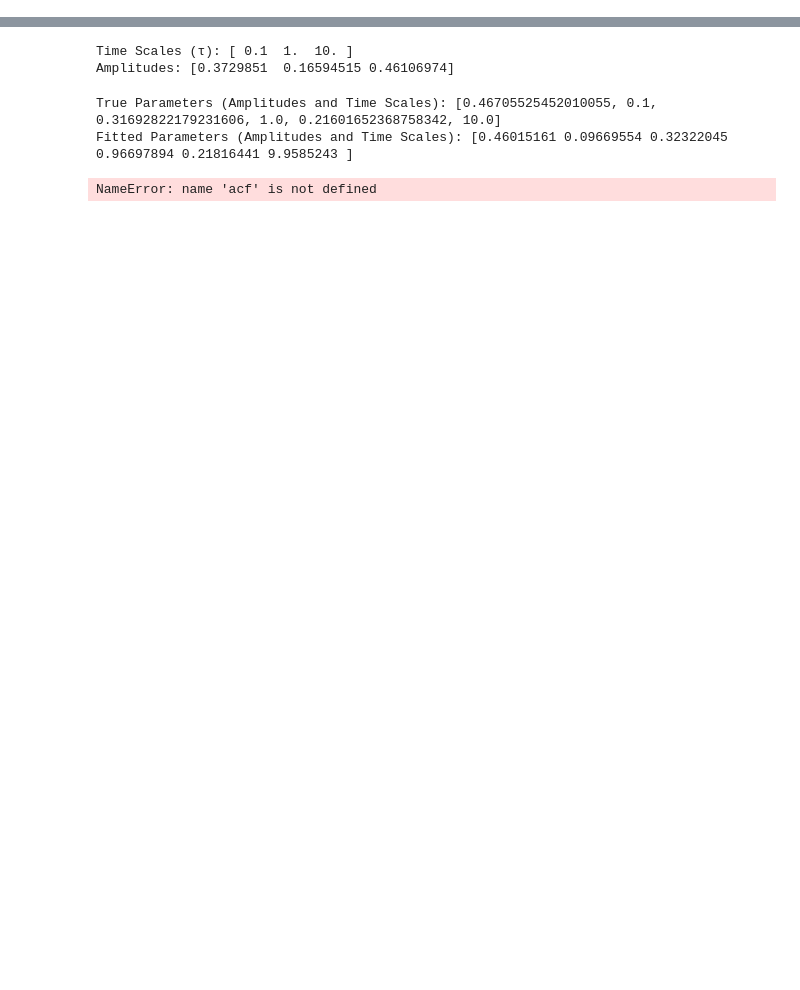
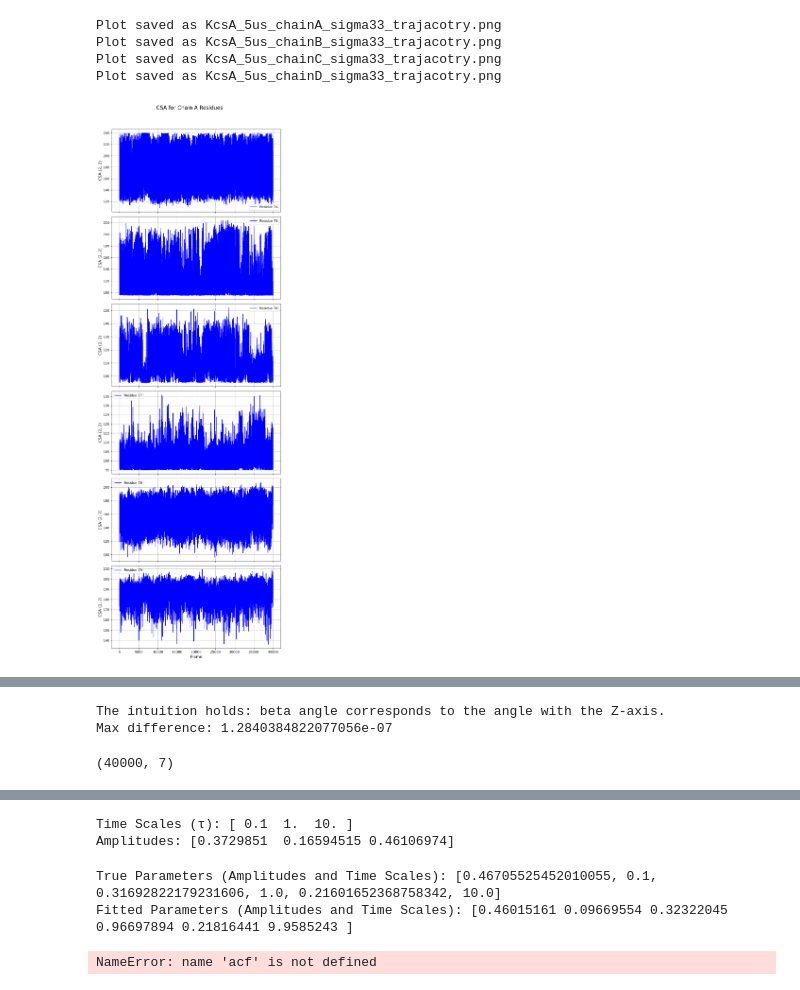
Before and after one commit to Xyunyao/KChannel_torsion_angle, a Jupyter notebook: NMR_t1_estimation.ipynb, the cells around one changed output, grey strips where cells are left out. Cells and saved outputs as stored; diff of their text form; code cells hidden in the pictures; blank space fills up the shorter version.

```diff
--- a/NMR_t1_estimation.ipynb
+++ b/NMR_t1_estimation.ipynb
@@ -102,17 +197,29 @@ sigma11= 240   #
 sigma22= 190   # y
 sigma33= 95
 
-csa_principle=[[240,0, 0],[0,190,0],[0,0,95]]
+csa_principle=np.array([[240,0, 0],[0,190,0],[0,0,95]])
 #print(sigma_33_array.shape)
-print(sigma_33_array[0])
-print(sigma_22_array[0])
-print(sigma_11_array[0])
+print(sigma_33_dict['A'][0][1])  # chain, frame, residue_num, 3
+print(sigma_22_dict['A'][0][1])
+print(sigma_11_dict['A'][0][1])
 
-r_t = np.stack((sigma_33_array,sigma_22_array,sigma_11_array),axis=-1)
-r_t = np.transpose(r_t, axes=(0, 2, 1))
-print(r_t[0,:])  # to verify the rotation matrix is right
+# Initialize csa_t as an empty dictionary
+csa_t = {}
+ori_t ={}
+ori_t_T= {} # transpose
 
-# now calculat sigma(t)
+# Combine sigma arrays for each chain
+for chain in ['A', 'B', 'C', 'D']:
+    # Stack the sigma arrays along the last axis
+    ori_t[chain] = np.stack(
+        (sigma_33_dict[chain], sigma_22_dict[chain], sigma_11_dict[chain]),
+        axis=-1
+    )  # frame, resi_num, 3, 3
+    ori_t_T[chain]=np.transpose(ori_t[chain], axes=(0, 1, 3, 2))
+    #print(f"Shape of ori_t[{chain}]: {ori_t[chain].shape}")
+    #print(f"Shape of csa_principle: {csa_principle.shape}")
+    #print(f"Shape of ori_t_T[{chain}]: {ori_t_T[chain].shape}")
 
-sigma_t = np.einsum('nij,jk,nkl->nil', r_t, csa_principle, r_t.transpose(0, 2, 1))
+    # now calculat sigma(t)
+    csa_t[chain]= np.einsum('mnij,jk,mnkl->mnil', ori_t[chain], csa_principle, ori_t_T[chain])
 # %% [output]
@@ -165,0 +338,9 @@ plt.show()
+# %%
+for chain in ['A', 'B', 'C', 'D']:
+    visualize_csa_t_subplots(csa_t, chain=f'{chain}', residues=residues_to_plot, title=f"CSA for Chain {chain} Residues",save_as=f'KcsA_5us_chain{chain}_sigma33_trajacotry.png')
+# %% [output]
+Plot saved as KcsA_5us_chainA_sigma33_trajacotry.png
+Plot saved as KcsA_5us_chainB_sigma33_trajacotry.png
+Plot saved as KcsA_5us_chainC_sigma33_trajacotry.png
+Plot saved as KcsA_5us_chainD_sigma33_trajacotry.png
+[figure, added]
@@ -165,0 +378,31 @@ plt.show()
+# %%
+import numpy as np
+
+# Example usage
+# ori_t is assumed to be a dictionary with chains as keys and 4D numpy arrays as values
+# Here, ori_t['A'] is a 4D numpy array with shape (num_frames, num_residues, 3, 3)
+euler_angles = calculate_euler_angles(ori_t['A'], convention='ZYZ')
+# Now, euler_angles has shape (num_frames, num_residues, 3)
+# Each element euler_angles[frame, residue] contains [alpha, beta, gamma] for that frame and residue.
+
+# Test the intuition that beta corresponds to the angle between ori_t['A'][:, :, :, 2] and [0, 0, 1]
+# Specifically, ori_t['A'][:, :, 1, 2] should equal np.cos(beta)
+
+# Compute cosine of beta
+calculated_cos_beta = np.cos(np.radians(euler_angles[:, :, 1]))
+
+# Extract ori_t['A'][:, :, 1, 2] (dot product of ori_t['A'][:, :, 1, :] with [0, 0, 1])
+expected_cos_beta = ori_t['A'][:, :, 2, 2]
+
+# Use np.allclose to check the equality within a tolerance
+if np.allclose(calculated_cos_beta, expected_cos_beta, atol=1e-6):
+    print("The intuition holds: beta angle corresponds to the angle with the Z-axis.")
+else:
+    print("The intuition does not hold, or there is a numerical discrepancy.")
+
+# Optionally, debug differences
+differences = calculated_cos_beta - expected_cos_beta
+print(f"Max difference: {np.max(np.abs(differences))}")
+# %% [output]
+The intuition holds: beta angle corresponds to the angle with the Z-axis.
+Max difference: 1.2840384822077056e-07
@@ -165,0 +465,10 @@ plt.show()
+# %%
+# calcualte acf for symmetric part
+euler_angles={}
+for chain in ['A','B','C','D']:
+    euler_angles[chain] = calculate_euler_angles(ori_t[chain], convention='ZYZ')
+
+acf_sym_A = autocorrelation_sphere20(euler_angles, 'A')
+print(acf_sym_A.shape)
+# %% [output]
+(40000, 7)
```
Also changed, not shown: parts of 29 cells of this notebook.
